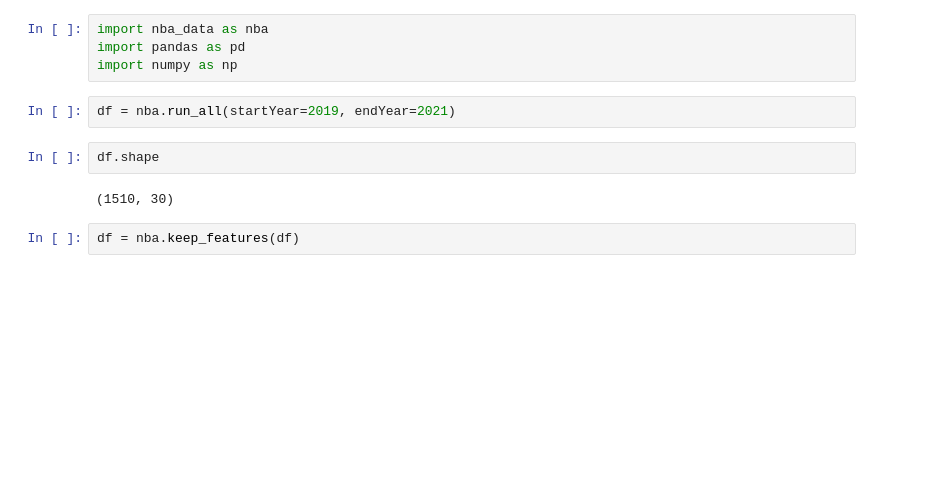
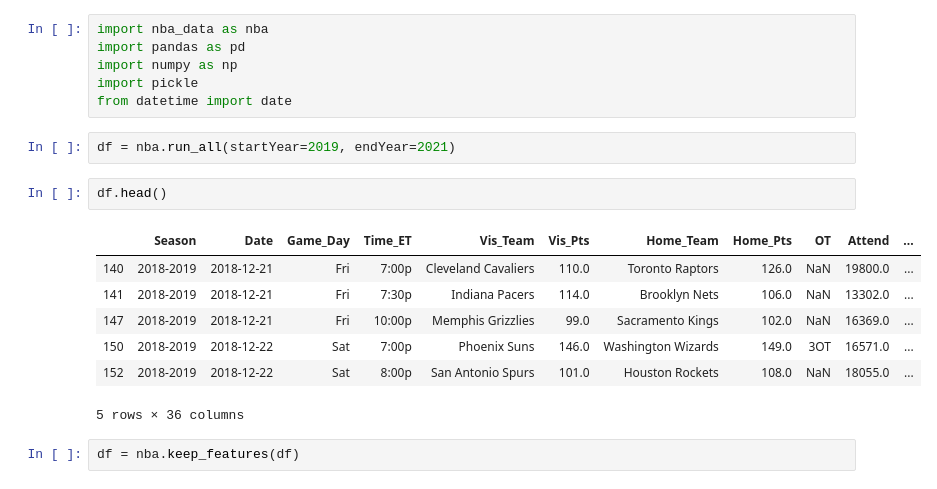
Before and after one commit to mparasch/nba_dashboard, a Jupyter notebook: NBA Predictive Model.ipynb, the cells around one changed output. Drawn from its saved outputs; the diff is of its cells as text; blank space fills up the shorter version.

```diff
--- a/NBA Predictive Model.ipynb
+++ b/NBA Predictive Model.ipynb
@@ -2,12 +2,20 @@
 import nba_data as nba
 import pandas as pd
 import numpy as np
+import pickle
+from datetime import date
 # %%
 df = nba.run_all(startYear=2019, endYear=2021)
 # %%
-df.shape
+df.head()
 # %% [output]
+|  | Season | Date | Game_Day | Time_ET | Vis_Team | Vis_Pts | Home_Team | Home_Pts | OT | Attend | ... |
+| 140 | 2018-2019 | 2018-12-21 | Fri | 7:00p | Cleveland Cavaliers | 110.0 | Toronto Raptors | 126.0 | NaN | 19800.0 | ... |
+| 141 | 2018-2019 | 2018-12-21 | Fri | 7:30p | Indiana Pacers | 114.0 | Brooklyn Nets | 106.0 | NaN | 13302.0 | ... |
+| 147 | 2018-2019 | 2018-12-21 | Fri | 10:00p | Memphis Grizzlies | 99.0 | Sacramento Kings | 102.0 | NaN | 16369.0 | ... |
+| 150 | 2018-2019 | 2018-12-22 | Sat | 7:00p | Phoenix Suns | 146.0 | Washington Wizards | 149.0 | 3OT | 16571.0 | ... |
+| 152 | 2018-2019 | 2018-12-22 | Sat | 8:00p | San Antonio Spurs | 101.0 | Houston Rockets | 108.0 | NaN | 18055.0 | ... |
-(1510, 30)
+5 rows × 36 columns
 # %%
 df = nba.keep_features(df)
 # %%
```
Also changed, not shown: parts of 13 cells of this notebook, 3 other files.
